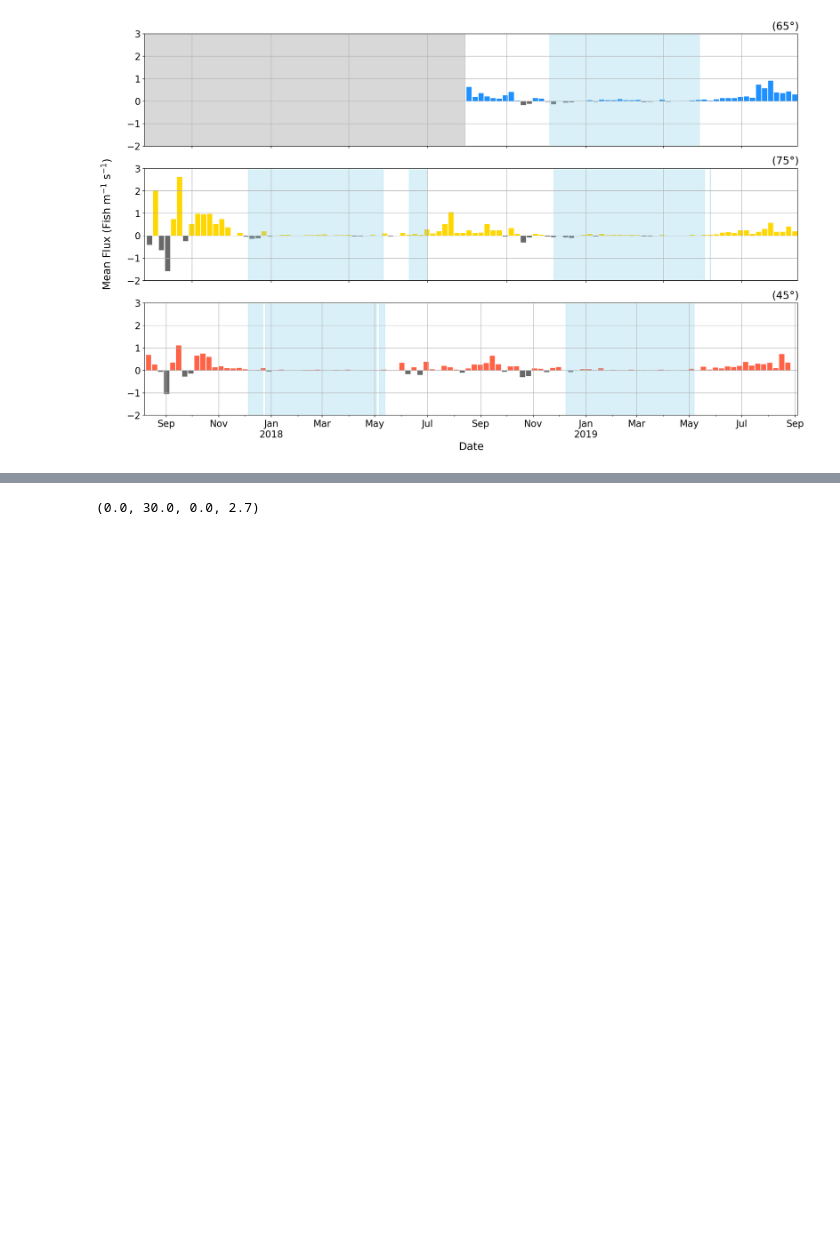
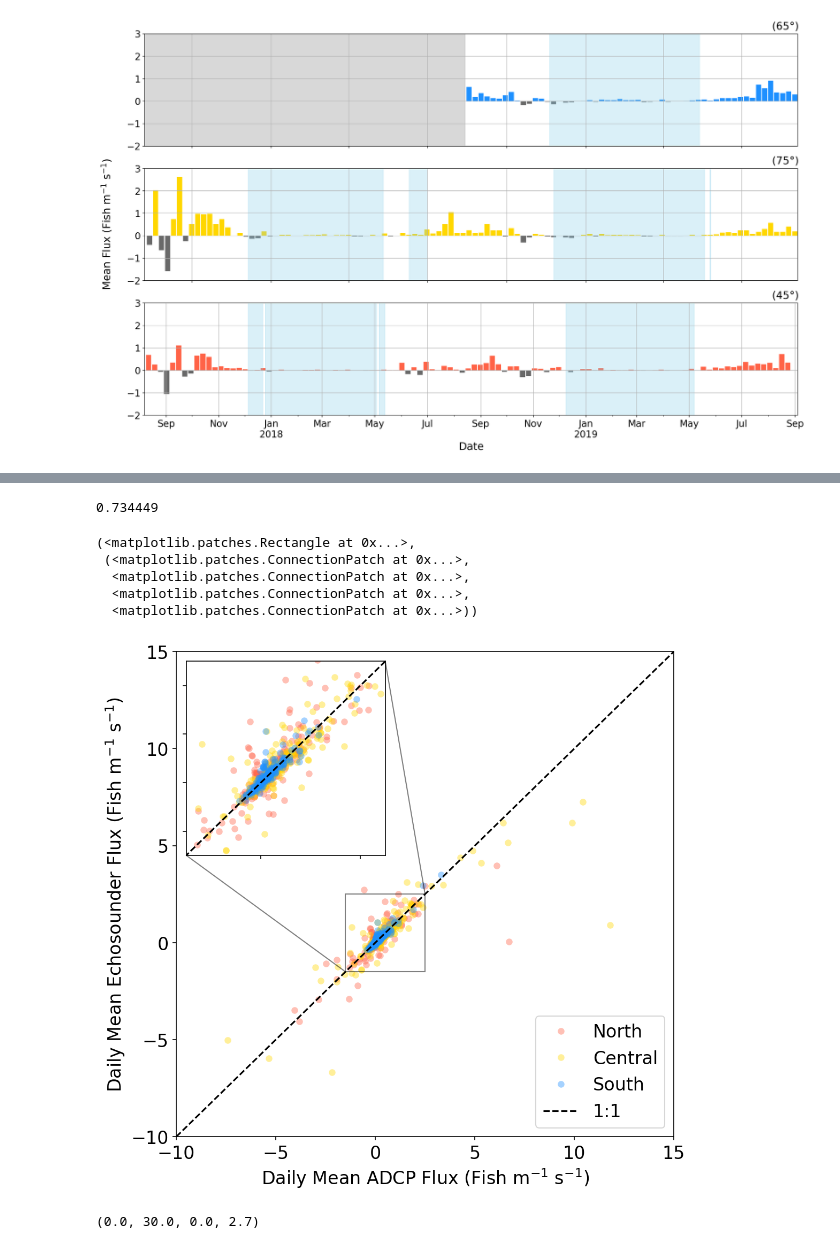
Before and after one commit to leviner/MooredEchosounders, a Jupyter notebook: code/trackPlotsRevised.ipynb, the cells around one changed output, grey strips where cells are left out. Drawn from its saved outputs; the diff is of its cells as text; code cells hidden in the pictures; blank space fills up the shorter version.

```diff
--- a/code/trackPlotsRevised.ipynb
+++ b/code/trackPlotsRevised.ipynb
@@ -257,3 +277,43 @@ Ttest_indResult(statistic=-0.18578336847199153, pvalue=0.8529730767731277)
+# %%
+plt.rcParams['font.size'] = 16
+fig = plt.figure(figsize = (8,8),dpi=150)
+ax = plt.subplot(111)
+ax.plot(dfFlux1.resample('1D').mean().adcpfluxVrotated, dfFlux1.resample('1D').mean().fluxVrotated,'.',color='tomato',markersize=12, alpha=0.4,markeredgecolor='None')
+ax.plot(dfFlux2.resample('1D').mean().adcpfluxVrotated, dfFlux2.resample('1D').mean().fluxVrotated,'.',color='gold',markersize=12, alpha=0.4,markeredgecolor='None')
+ax.plot(dfFlux3.resample('1D').mean().adcpfluxVrotated, dfFlux3.resample('1D').mean().fluxVrotated,'.',color='dodgerblue',markersize=12, alpha=0.4,markeredgecolor='None')
+ax.axis([-10,15,-10,15])
+ax.plot([-10,15],[-10,15],'--k')
+ax.set_xlabel('Daily Mean ADCP Flux (Fish m$^{-1}$ s$^{-1}$)')
+ax.set_ylabel('Daily Mean Echosounder Flux (Fish m$^{-1}$ s$^{-1}$)')
+plt.legend(['North','Central','South','1:1'])
+a = np.concatenate([dfFlux1.resample('1D').mean().adcpfluxVrotated,dfFlux2.resample('1D').mean().adcpfluxVrotated,dfFlux3.resample('1D').mean().adcpfluxVrotated])
+b = np.concatenate([dfFlux1.resample('1D').mean().fluxVrotated,dfFlux2.resample('1D').mean().fluxVrotated,dfFlux3.resample('1D').mean().fluxVrotated])
+pr = np.round(np.corrcoef(a[~np.isnan(a)],b[~np.isnan(a)])[0][1],3)
+print(pr**2)
+#plt.title('R$^{2}$ = '+str(np.round(pr**2,2)))
+
+
+axins = ax.inset_axes([0.02, 0.58, 0.4, 0.4])
+axins.plot(dfFlux1.resample('1D').mean().adcpfluxVrotated, dfFlux1.resample('1D').mean().fluxVrotated,'.',color='tomato',markersize=12, alpha=0.4,markeredgecolor='None')
+axins.plot(dfFlux2.resample('1D').mean().adcpfluxVrotated, dfFlux2.resample('1D').mean().fluxVrotated,'.',color='gold',markersize=12, alpha=0.4,markeredgecolor='None')
+axins.plot(dfFlux3.resample('1D').mean().adcpfluxVrotated, dfFlux3.resample('1D').mean().fluxVrotated,'.',color='dodgerblue',markersize=12, alpha=0.4,markeredgecolor='None')
+axins.plot([-15,15],[-15,15],'--k')
+## sub region of the original image
+x1, x2, y1, y2 = -1.5,2.5,-1.5,2.5
+axins.set_xlim(x1, x2)
+axins.set_ylim(y1, y2)
+axins.set_xticklabels('')
+axins.set_yticklabels('')
+
+ax.indicate_inset_zoom(axins, edgecolor="black")
+# %% [output]
+0.734449
+(<matplotlib.patches.Rectangle at 0x...>,
+ (<matplotlib.patches.ConnectionPatch at 0x...>,
+  <matplotlib.patches.ConnectionPatch at 0x...>,
+  <matplotlib.patches.ConnectionPatch at 0x...>,
+  <matplotlib.patches.ConnectionPatch at 0x...>))
+[figure, added]
 # %%
 fig = plt.figure(figsize=(8,4),dpi=150)
 plt.subplot(121)
```
Also changed, not shown: parts of 4 cells of this notebook.
